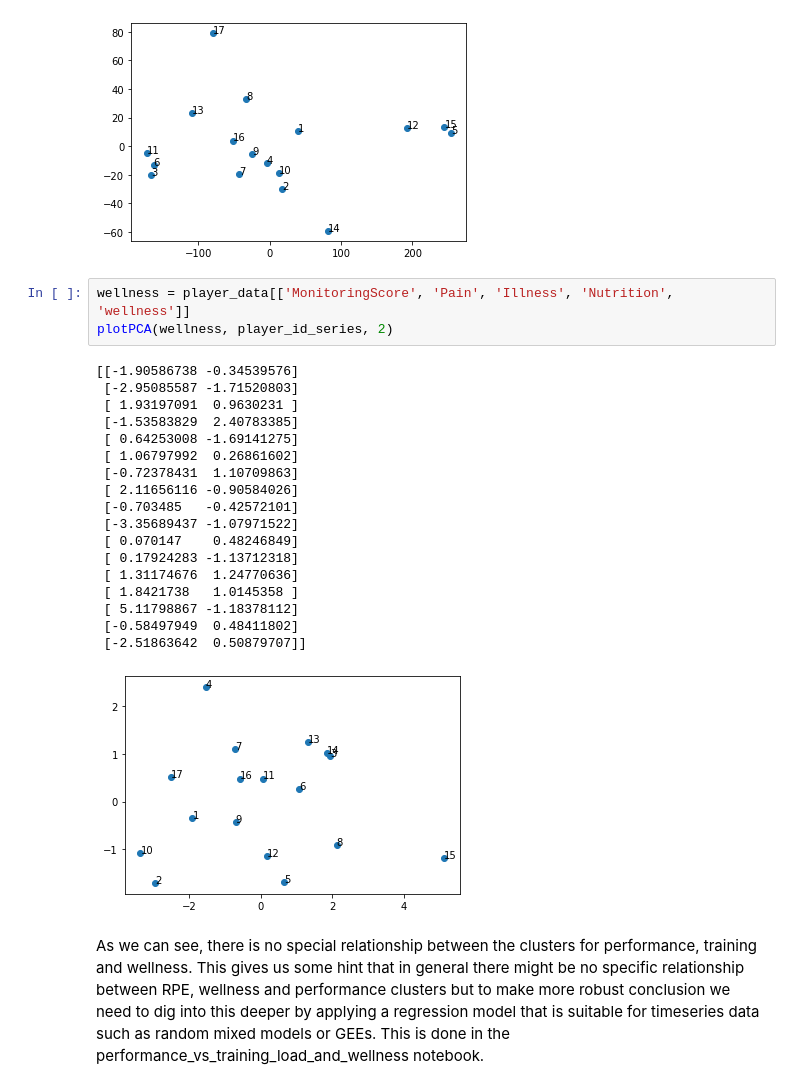
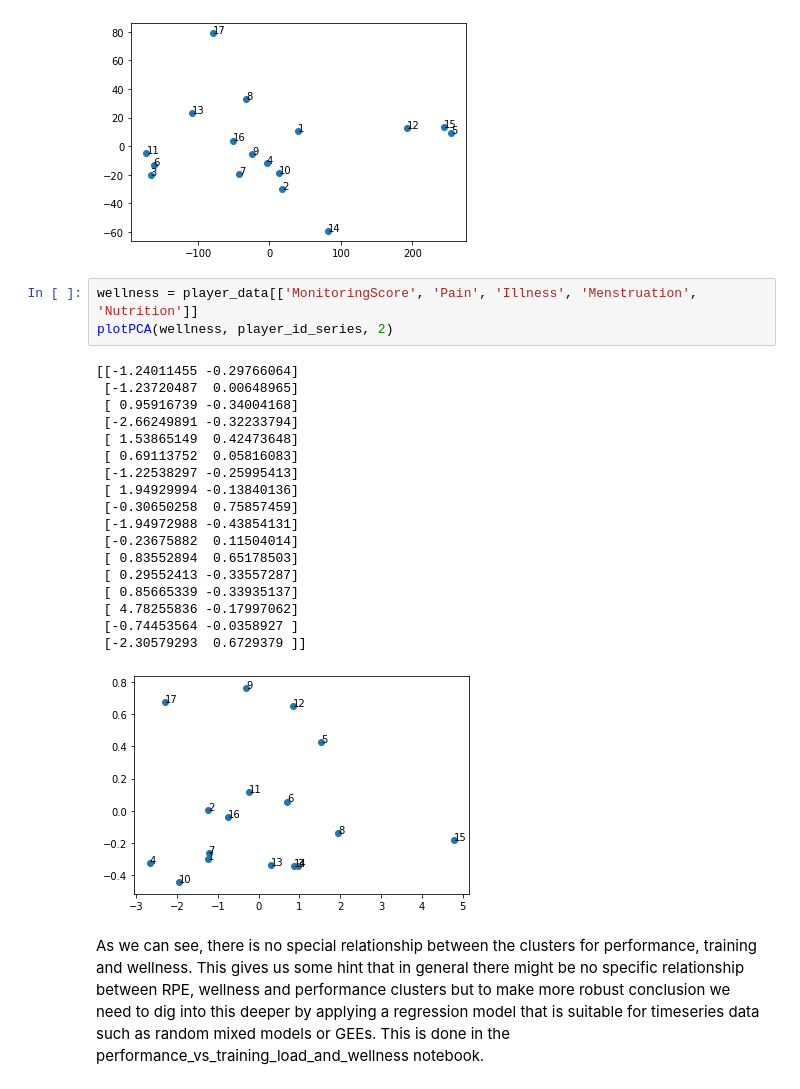
Before and after one commit to JoeRoussy/sta2453-project-1, a Jupyter notebook: PCA_GPS_RPE.ipynb, the cells around one changed output. Cells and saved outputs as stored; diff of their text form.

```diff
--- a/PCA_GPS_RPE.ipynb
+++ b/PCA_GPS_RPE.ipynb
@@ -117,26 +117,26 @@ plotPCA(training, player_id_series, 2)
  [ -78.80114945   78.96981029]]
 [figure]
 # %%
-wellness = player_data[['MonitoringScore', 'Pain', 'Illness', 'Nutrition', 'wellness']]
+wellness = player_data[['MonitoringScore', 'Pain', 'Illness', 'Menstruation', 'Nutrition']]
 plotPCA(wellness, player_id_series, 2)
 # %% [output]
-[[-1.90586738 -0.34539576]
- [-2.95085587 -1.71520803]
- [ 1.93197091  0.9630231 ]
- [-1.53583829  2.40783385]
- [ 0.64253008 -1.69141275]
- [ 1.06797992  0.26861602]
- [-0.72378431  1.10709863]
- [ 2.11656116 -0.90584026]
- [-0.703485   -0.42572101]
- [-3.35689437 -1.07971522]
- [ 0.070147    0.48246849]
- [ 0.17924283 -1.13712318]
- [ 1.31174676  1.24770636]
- [ 1.8421738   1.0145358 ]
- [ 5.11798867 -1.18378112]
- [-0.58497949  0.48411802]
- [-2.51863642  0.50879707]]
+[[-1.24011455 -0.29766064]
+ [-1.23720487  0.00648965]
+ [ 0.95916739 -0.34004168]
+ [-2.66249891 -0.32233794]
+ [ 1.53865149  0.42473648]
+ [ 0.69113752  0.05816083]
+ [-1.22538297 -0.25995413]
+ [ 1.94929994 -0.13840136]
+ [-0.30650258  0.75857459]
+ [-1.94972988 -0.43854131]
+ [-0.23675882  0.11504014]
+ [ 0.83552894  0.65178503]
+ [ 0.29552413 -0.33557287]
+ [ 0.85665339 -0.33935137]
+ [ 4.78255836 -0.17997062]
+ [-0.74453564 -0.0358927 ]
+ [-2.30579293  0.6729379 ]]
-[figure, old version]
+[figure, new version]
 # %% [markdown]
 As we can see, there is no special relationship between the clusters for performance, training and wellness. This gives us some hint that in general there might be no specific relationship between RPE, wellness and performance clusters but to make more robust conclusion we need to dig into this deeper by applying a regression model that is suitable for timeseries data such as random mixed models or GEEs. This is done in the performance_vs_training_load_and_wellness notebook.
```
Also changed, not shown: parts of 2 cells of this notebook, 1 other file.
